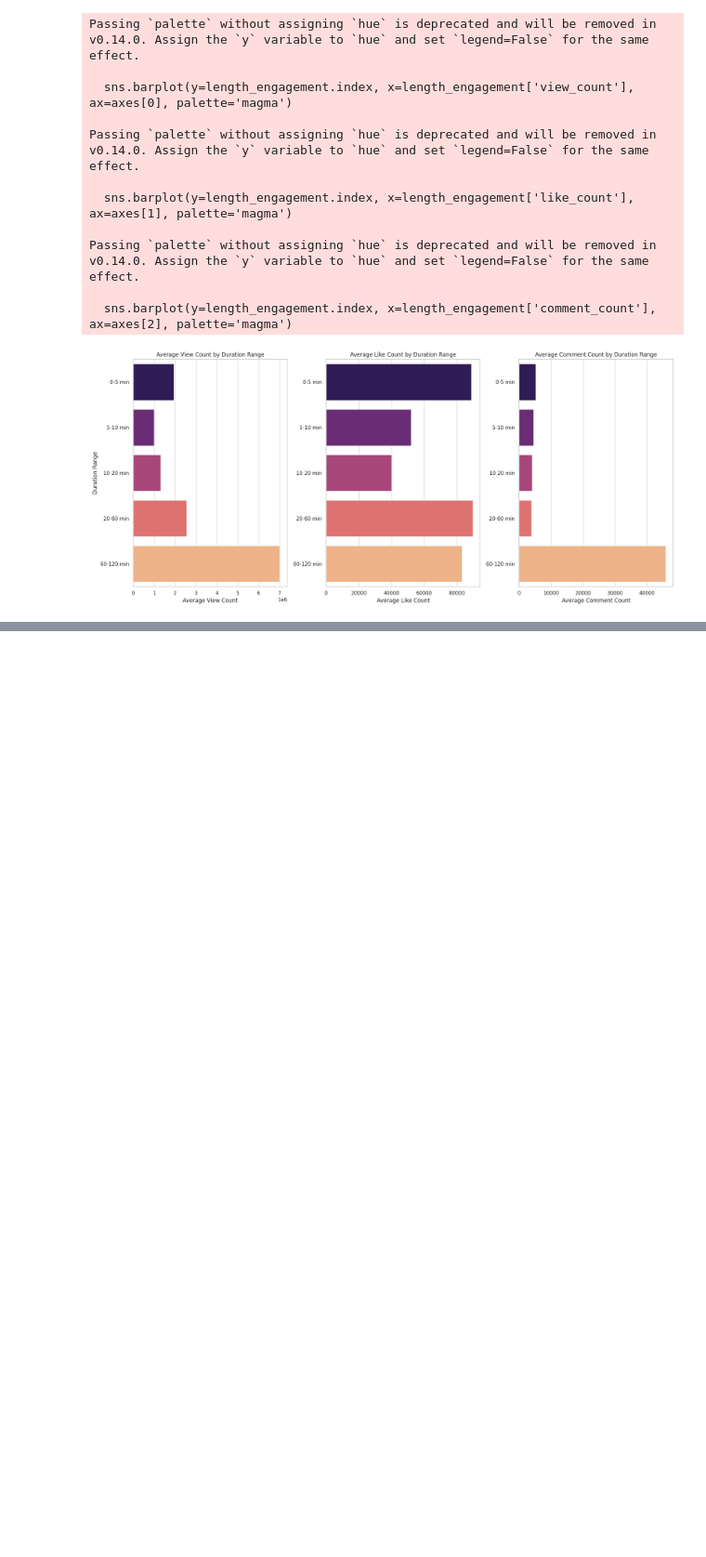
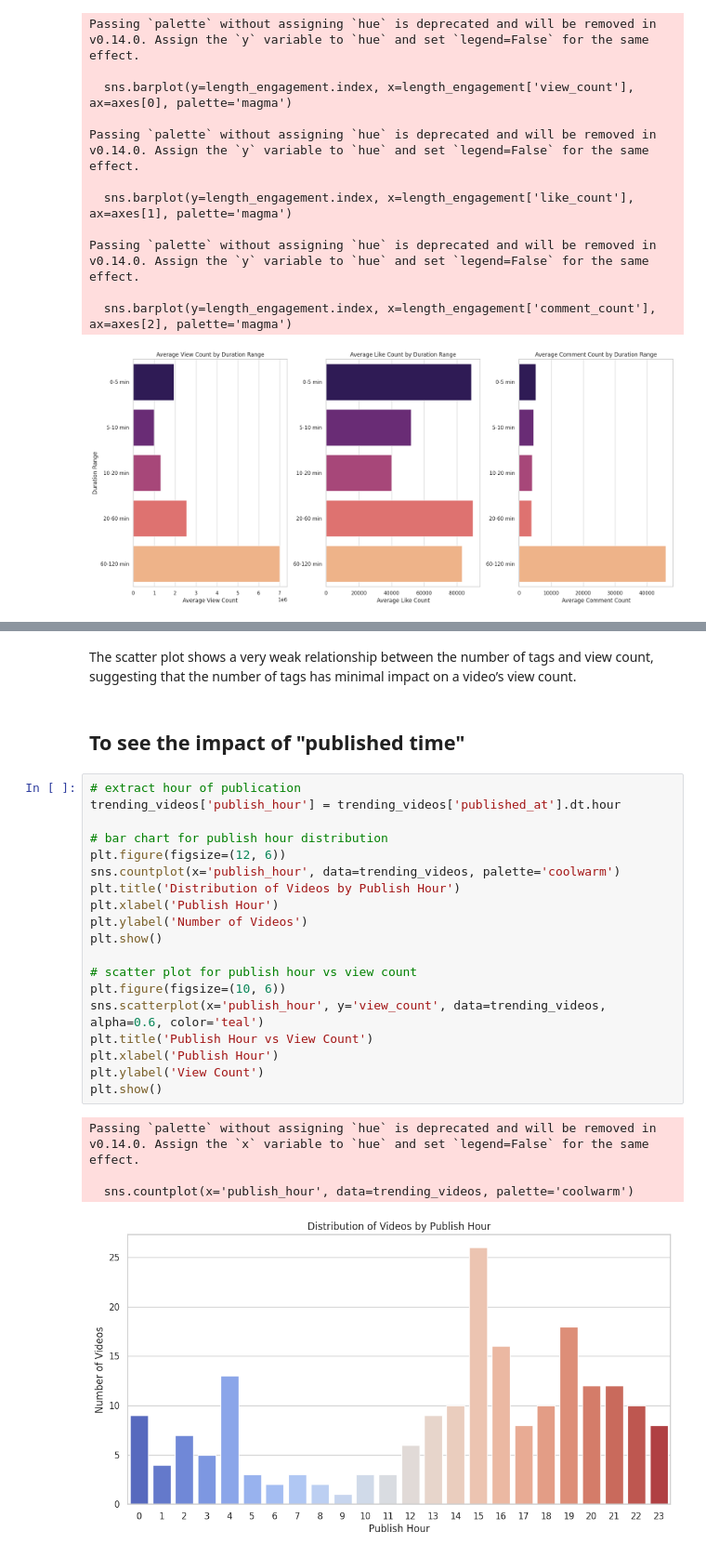
Before and after one commit to ARYAA98/Youtube-Data-Analysis, a Jupyter notebook: YoutubeDataAnalysis.ipynb, the cells around one changed output, grey strips where cells are left out. Shown: that part at 93% size. Cells and saved outputs as stored; diff of their text form; blank space fills up the shorter version.

Commit message:
Publishing hour

```diff
--- a/YoutubeDataAnalysis.ipynb
+++ b/YoutubeDataAnalysis.ipynb
@@ -386,0 +402,28 @@ Passing `palette` without assigning `hue` is deprecated and will be removed in v
+# %% [markdown]
+The scatter plot shows a very weak relationship between the number of tags and view count, suggesting that the number of tags has minimal impact on a video’s view count.
+# %% [markdown]
+## To see the impact of "published time"
+# %%
+# extract hour of publication
+trending_videos['publish_hour'] = trending_videos['published_at'].dt.hour
+
+# bar chart for publish hour distribution
+plt.figure(figsize=(12, 6))
+sns.countplot(x='publish_hour', data=trending_videos, palette='coolwarm')
+plt.title('Distribution of Videos by Publish Hour')
+plt.xlabel('Publish Hour')
+plt.ylabel('Number of Videos')
+plt.show()
+
+# scatter plot for publish hour vs view count
+plt.figure(figsize=(10, 6))
+sns.scatterplot(x='publish_hour', y='view_count', data=trending_videos, alpha=0.6, color='teal')
+plt.title('Publish Hour vs View Count')
+plt.xlabel('Publish Hour')
+plt.ylabel('View Count')
+plt.show()
+# %% [output]
+Passing `palette` without assigning `hue` is deprecated and will be removed in v0.14.0. Assign the `x` variable to `hue` and set `legend=False` for the same effect.
+
+  sns.countplot(x='publish_hour', data=trending_videos, palette='coolwarm')
+[figure, added]
```
Also changed, not shown: parts of 4 cells of this notebook.
